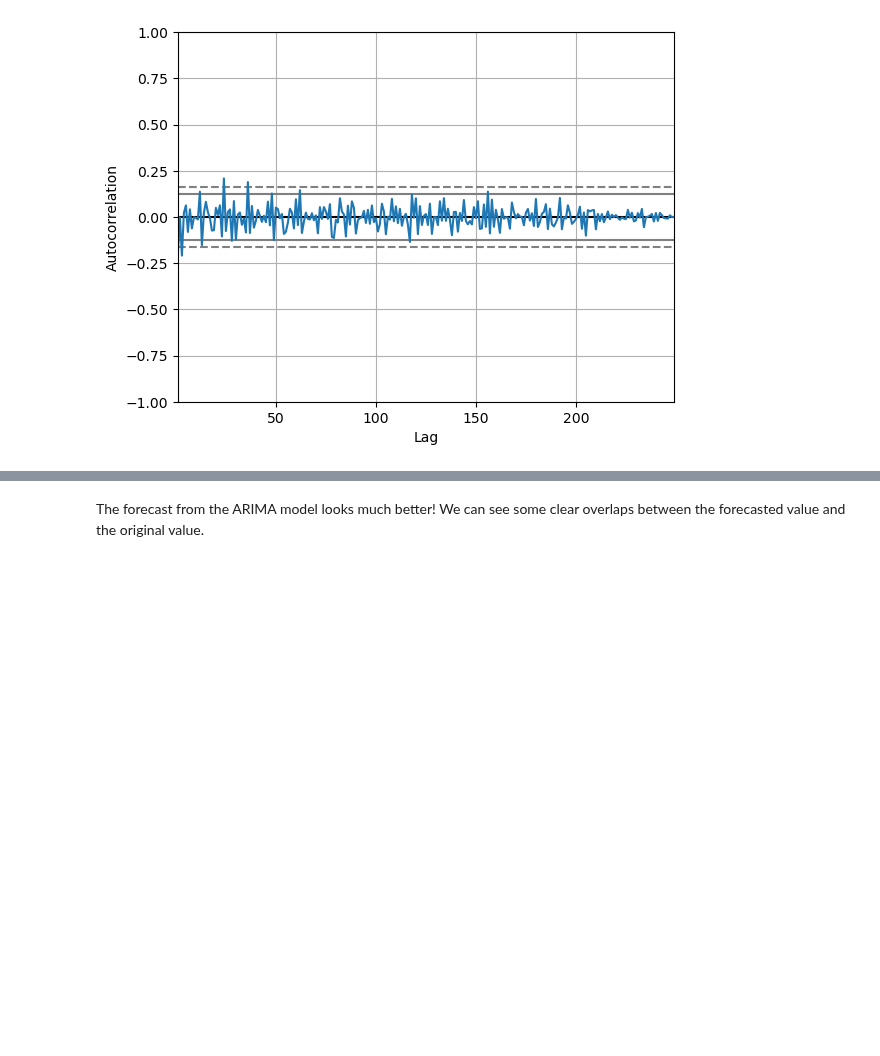
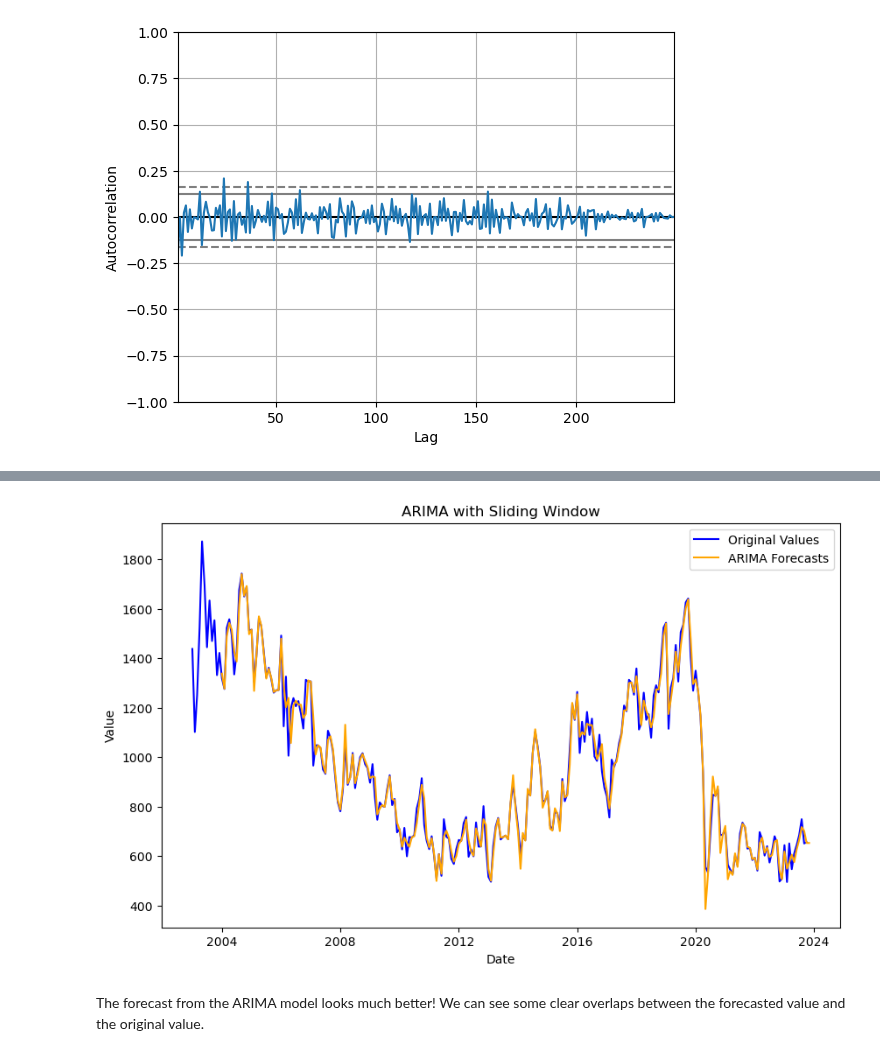
Before and after one commit to UBC-MDS/project-avalon, a Jupyter notebook: notebooks/crime_forecasting.ipynb, the cells around one changed output, grey strips where cells are left out. Saved outputs shown, nothing was run; the diff lists cells and outputs as text; code cells hidden in the pictures; blank space fills up the shorter version.

```diff
--- a/notebooks/crime_forecasting.ipynb
+++ b/notebooks/crime_forecasting.ipynb
@@ -364,2 +296,13 @@ plt.show()
+# %%
+plt.figure(figsize=(10, 6))
+plt.plot(arima_merged.index, arima_merged['Observations'], label='Original Values', color='blue')
+plt.plot(arima_merged.index, arima_merged['ARIMA_Forecast'], label='ARIMA Forecasts', color='orange')
+plt.legend()
+plt.title('ARIMA with Sliding Window')
+plt.xlabel('Date')
+plt.ylabel('Value')
+plt.show()
+# %% [output]
+[figure, added]
 # %% [markdown]
 The forecast from the ARIMA model looks much better! We can see some clear overlaps between the forecasted value and the original value.
```
Also changed, not shown: parts of 15 cells of this notebook.
